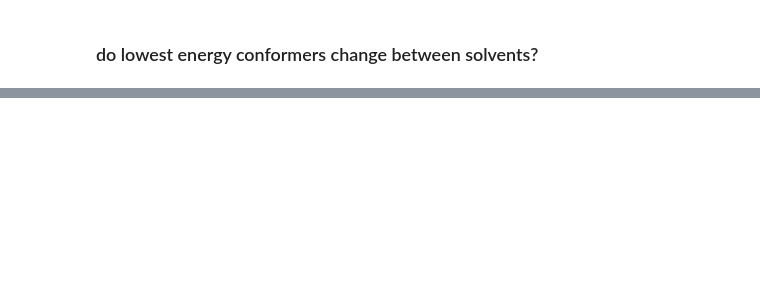
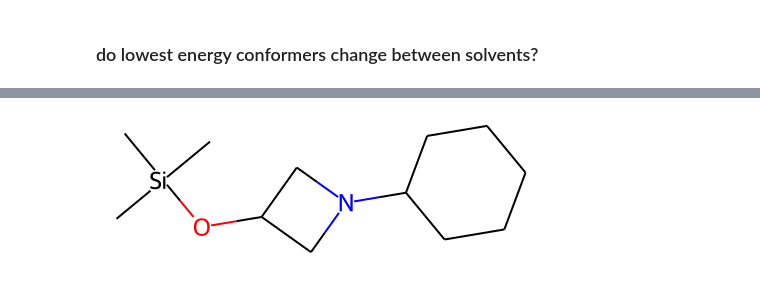
Before and after one commit to PattanaikL/conf_solv, a Jupyter notebook: ipython/analyze_dataset.ipynb, the cells around one changed output, grey strips where cells are left out. Cells and saved outputs as stored; diff of their text form; code cells hidden in the pictures; blank space fills up the shorter version.

Commit message:
updated data analysis notebook

```diff
--- a/ipython/analyze_dataset.ipynb
+++ b/ipython/analyze_dataset.ipynb
@@ -141,6 +129,9 @@ coords_df
 # %%
 data_df = pd.read_pickle("../data/debug/free_energy.pkl.gz")
+data_df = data_df[data_df['solvent'].isin(solvent_keys)]
 data_df['G(gas+solvation)'] = data_df['E(gas)'] + data_df['G(solvation)']
 data_df['G(gas+RRHO)'] = data_df['E(gas)'] + data_df['G(RRHO)']
+
+pd.set_option('display.max_rows', 20)
 data_df
 # %% [output]
@@ -192,8 +205,11 @@ dE_gas_dG_rrho_pr = np.zeros([len(solvents), len(solvents)])
 spearman_r_counter = 0
 threshold = 20
 
+conf_g_correction = []
 n_confs_min_for_q = []
 n_confs_total = []
+smiles = []
+
 partition_factor = 0.95
 
 # add column for gas phase
@@ -231,13 +247,23 @@ for mol_id, df in tqdm(data_df.groupby("mol_id")):
 
         # partition functions
         q_df = df.sort_values(['solvent', 'dG(solution)'])
-        q_df['boltzmann_factor'] = np.exp(-q_df['dG(solution)'] / (R*T))
-        q_df['boltzmann_factor_cum'] = q_df.groupby('solvent')['boltzmann_factor'].apply(lambda x: \
+        q_df['boltzmann_factor_pre'] = np.exp(-q_df['dG(solution)'] / (R*T))
+        q_df['boltzmann_factor'] = q_df.groupby('solvent')['boltzmann_factor_pre'].apply(lambda x: \
+                                            x / np.sum(x))
+        q_df['boltzmann_factor_cum'] = q_df.groupby('solvent')['boltzmann_factor_pre'].apply(lambda x: \
                                             np.cumsum(x) / np.cumsum(x).max())
         n_confs_min = q_df.groupby('solvent')['boltzmann_factor_cum'].apply(lambda x: \
                                             (x < partition_factor).argmin()+1).values
         n_confs_total.append(q_df.groupby('solvent')['mol_id'].count().values)
         n_confs_min_for_q.append(n_confs_min)
+
+        # how much do conformers influence G(solution)
+        q_df_solv = q_df.groupby("solvent")
+        correction = q_df_solv.apply(lambda x: np.sum(x['dG(solution)'] * x['boltzmann_factor'])).sort_index()
+        conf_g_correction.append(correction.values)
+
+        # save smiles
+        smiles.append(id_to_smi[id_to_smi.index==mol_id].SMILES.values[0])
 
 agreement = agreement/agreement_counter * 100
 # gas_agreement = gas_agreement/agreement_counter * 100
@@ -250,0 +295,4 @@ n_solvents
+# %%
+Chem.MolFromSmiles(id_to_smi[id_to_smi.index==mol_id].SMILES.values[0])
+# %% [output]
+[figure, added]
```
Also changed, not shown: parts of 19 cells of this notebook.
